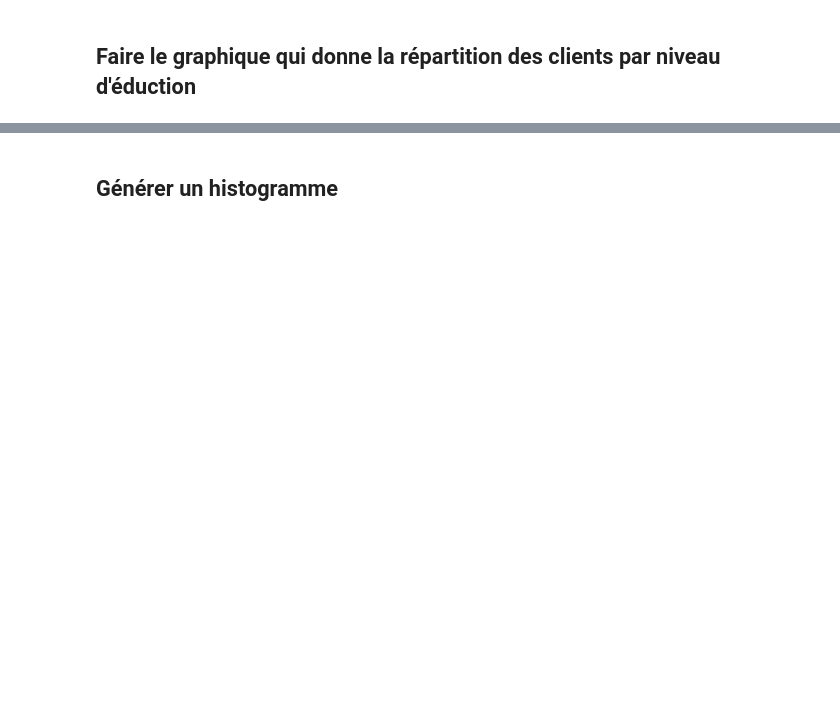
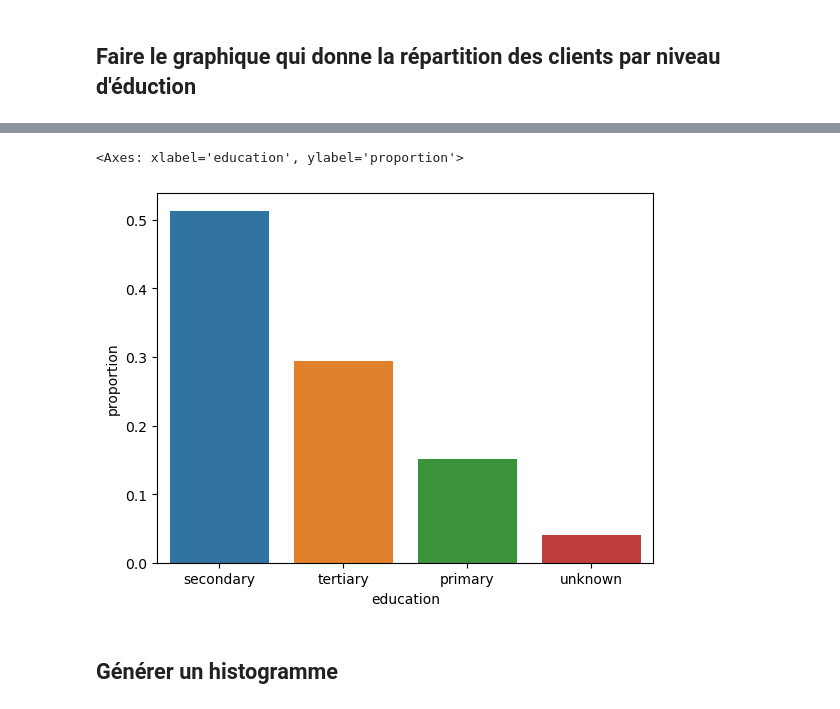
Before and after one commit to LeCoinStat/LeCoinStat, a Jupyter notebook: Daily_Lives_Coding/DLC7/DLC7_Le_Bilan_fonction_visualitation_types_de_données.ipynb, the cells around one changed output, grey strips where cells are left out. Saved outputs shown, nothing was run; the diff lists cells and outputs as text; code cells hidden in the pictures; blank space fills up the shorter version.

```diff
--- a/Daily_Lives_Coding/DLC7/DLC7_Le_Bilan_fonction_visualitation_types_de_données.ipynb
+++ b/Daily_Lives_Coding/DLC7/DLC7_Le_Bilan_fonction_visualitation_types_de_données.ipynb
@@ -54,2 +553,7 @@ Ensuite, utilisez la compréhension de dictionnaire pour créer un nouveau dicti
+# %%
+sns.barplot(x="education", y="proportion", data=effectif)
+# %% [output]
+<Axes: xlabel='education', ylabel='proportion'>
+[figure, added]
 # %% [markdown]
 ## Générer un histogramme
```
Also changed, not shown: parts of 67 cells of this notebook, 2 other files.
